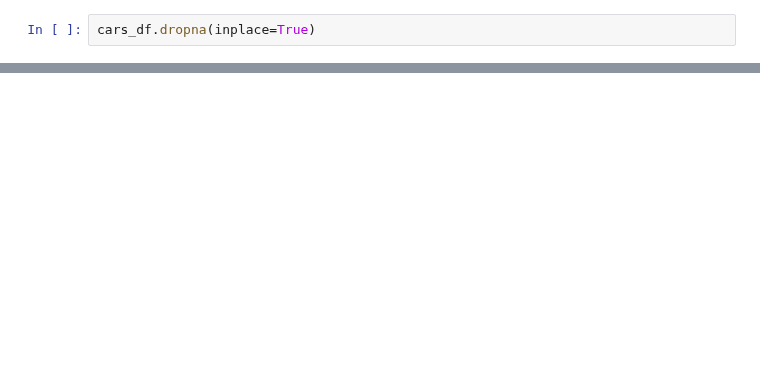
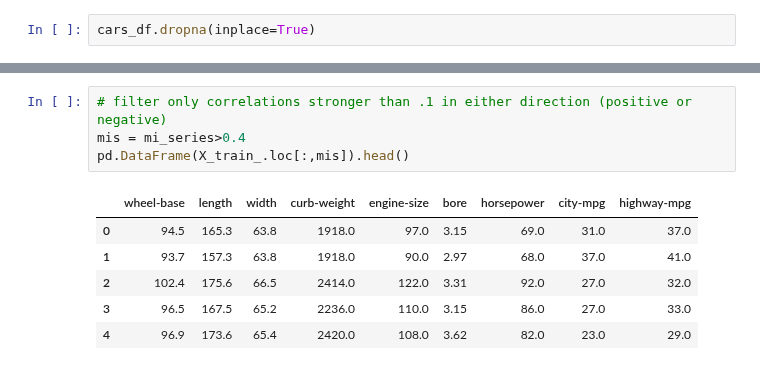
Before and after one commit to Eldave93/machine-learning-workbooks, a Jupyter notebook: 03-dimension-reduction/03_workbook.ipynb, the cells around one changed output, grey strips where cells are left out. Drawn from its saved outputs; the diff is of its cells as text; blank space fills up the shorter version.

```diff
--- a/03-dimension-reduction/03_workbook.ipynb
+++ b/03-dimension-reduction/03_workbook.ipynb
@@ -1105,0 +745,11 @@ tidy_scores(cross_validate(lin_pipe, pd.DataFrame(X_train.loc[:,mis]), y_train,
+# %%
+# filter only correlations stronger than .1 in either direction (positive or negative)
+mis = mi_series>0.4
+pd.DataFrame(X_train_.loc[:,mis]).head()
+# %% [output]
+|  | wheel-base | length | width | curb-weight | engine-size | bore | horsepower | city-mpg | highway-mpg |
+| 0 | 94.5 | 165.3 | 63.8 | 1918.0 | 97.0 | 3.15 | 69.0 | 31.0 | 37.0 |
+| 1 | 93.7 | 157.3 | 63.8 | 1918.0 | 90.0 | 2.97 | 68.0 | 37.0 | 41.0 |
+| 2 | 102.4 | 175.6 | 66.5 | 2414.0 | 122.0 | 3.31 | 92.0 | 27.0 | 32.0 |
+| 3 | 96.5 | 167.5 | 65.2 | 2236.0 | 110.0 | 3.15 | 86.0 | 27.0 | 33.0 |
+| 4 | 96.9 | 173.6 | 65.4 | 2420.0 | 108.0 | 3.62 | 82.0 | 23.0 | 29.0 |
```
Also changed, not shown: parts of 99 cells of this notebook, 7 other files.
